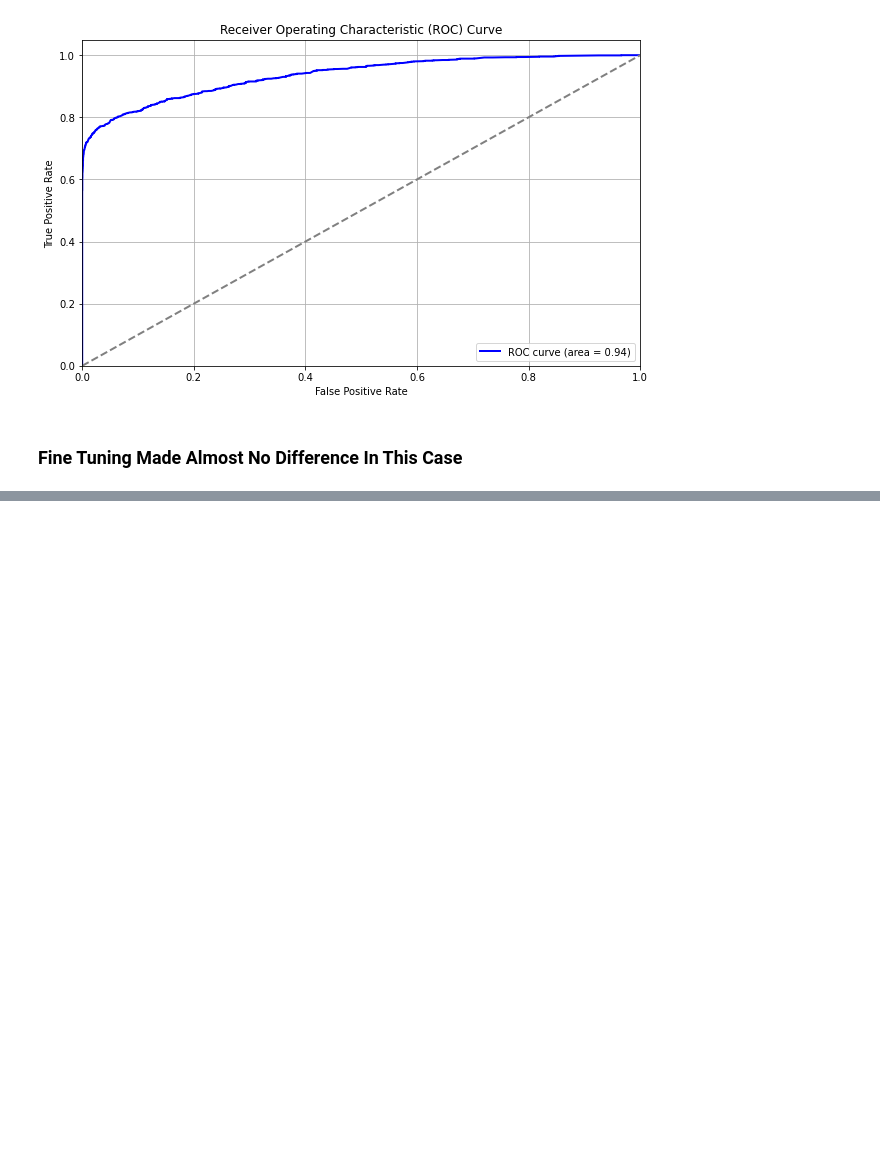
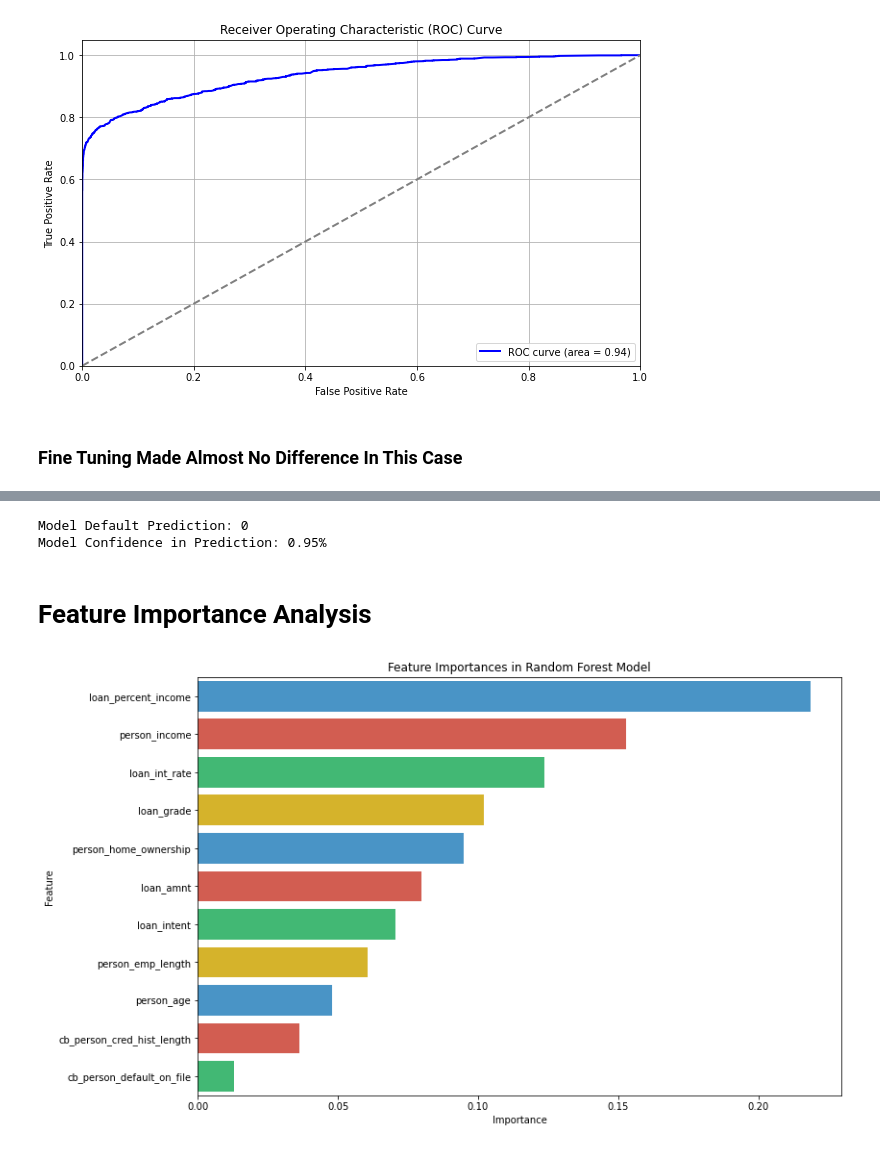
Before and after one commit to robbyhooker/Credit-Risk-Modeling, a Jupyter notebook: Credit-risk-project.ipynb, the cells around one changed output, grey strips where cells are left out. Saved outputs shown, nothing was run; the diff lists cells and outputs as text; code cells hidden in the pictures; blank space fills up the shorter version.

```diff
--- a/EDA.ipynb
+++ b/Credit-risk-project.ipynb
@@ -637,0 +618,53 @@ Model Confidence in Prediction: [0.05]
+# %%
+print(f'Model Default Prediction: {prediction[0]}')
+print(f'Model Confidence in Prediction: {prediction_probability[0]}%')
+# %% [output]
+Model Default Prediction: 0
+Model Confidence in Prediction: 0.95%
+# %% [markdown]
+# Feature Importance Analysis
+# %%
+feature_names = [
+    'person_age', 'person_income', 'person_emp_length', 'loan_amnt',
+    'loan_int_rate', 'loan_percent_income', 'cb_person_cred_hist_length',
+    'person_home_ownership_OTHER', 'person_home_ownership_OWN',
+    'person_home_ownership_RENT', 'loan_intent_EDUCATION',
+    'loan_intent_HOMEIMPROVEMENT', 'loan_intent_MEDICAL',
+    'loan_intent_PERSONAL', 'loan_intent_VENTURE', 'loan_grade_B',
+    'loan_grade_C', 'loan_grade_D', 'loan_grade_E', 'loan_grade_F',
+    'loan_grade_G', 'cb_person_default_on_file_Y'
+]
+
+# Need to undo encoding to represent categorical values correctly in feature importance
+categorical_mapping = {
+    'person_home_ownership': ['person_home_ownership_OTHER', 'person_home_ownership_OWN', 'person_home_ownership_RENT'],
+    'loan_intent': ['loan_intent_EDUCATION', 'loan_intent_HOMEIMPROVEMENT', 'loan_intent_MEDICAL', 'loan_intent_PERSONAL', 'loan_intent_VENTURE'],
+    'loan_grade': ['loan_grade_B', 'loan_grade_C', 'loan_grade_D', 'loan_grade_E', 'loan_grade_F', 'loan_grade_G'],
+    'cb_person_default_on_file': ['cb_person_default_on_file_Y']
+}
+
+
+feature_importances = best_rf.feature_importances_
+
+importance_df = pd.DataFrame({
+    'Feature': feature_names,
+    'Importance': feature_importances
+})
+
+# aggregate importances for dummy variables
+for category, dummies in categorical_mapping.items():
+    total_importance = importance_df[importance_df['Feature'].isin(dummies)]['Importance'].sum()
+    importance_df = importance_df[~importance_df['Feature'].isin(dummies)]
+    importance_df = importance_df.append({'Feature': category, 'Importance': total_importance}, ignore_index=True)
+
+importance_df = importance_df.sort_values(by='Importance', ascending=False)
+
+plt.figure(figsize=(12, 8), facecolor='white')
+custom_palette = sns.color_palette(["#3498db", "#e74c3c", "#2ecc71", "#f1c40f"])
+sns.barplot(x='Importance', y='Feature', data=importance_df, palette=custom_palette)
+plt.title('Feature Importances in Random Forest Model')
+plt.xlabel('Importance')
+plt.ylabel('Feature')
+plt.show()
+# %% [output]
+[figure, added]
```
Also changed, not shown: parts of 22 cells of this notebook, 12 other files.
